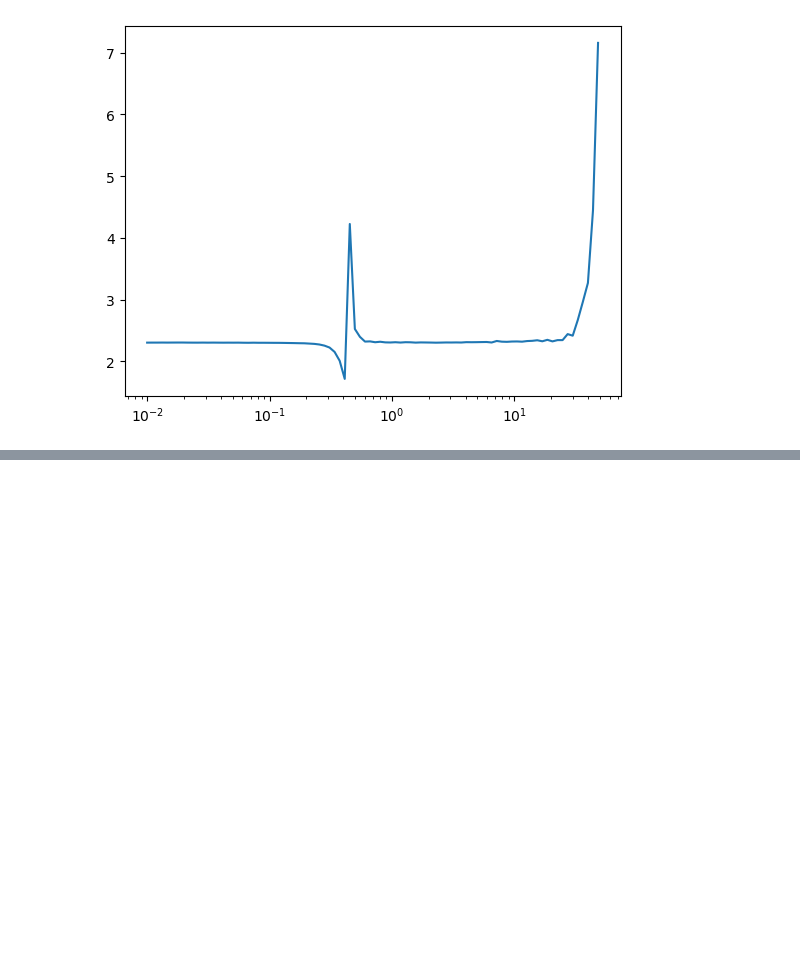
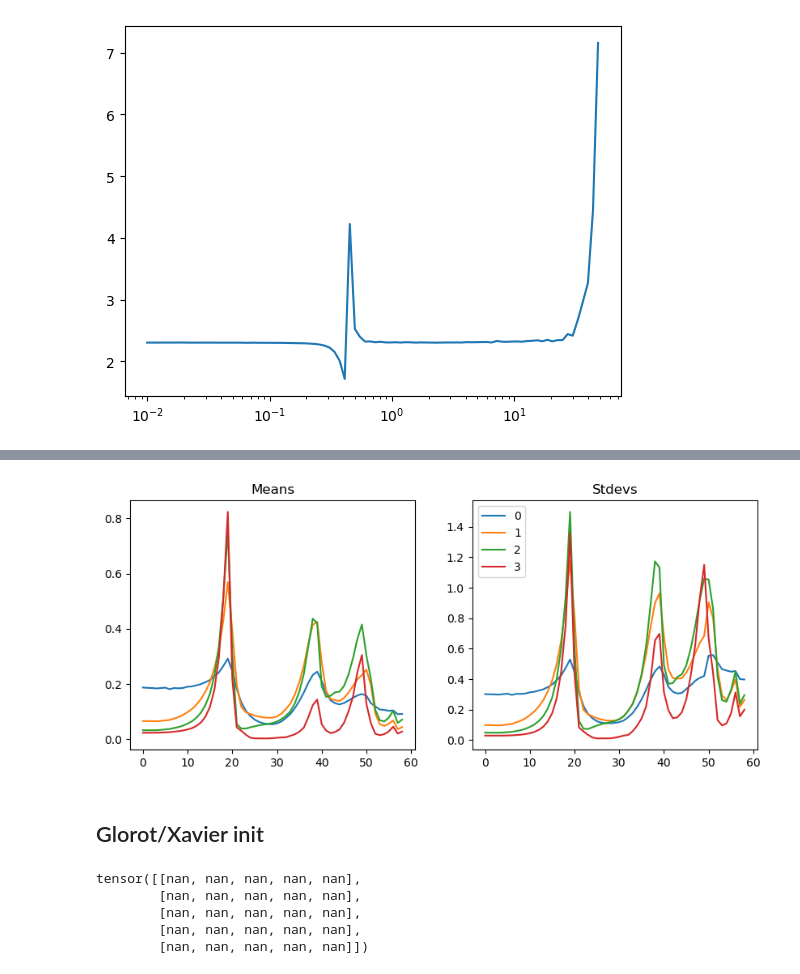
Before and after one commit to HaoES/fastwakthru, a Jupyter notebook: nbs/11_initializing.ipynb, the cells around one changed output, grey strips where cells are left out. Cells and saved outputs as stored; diff of their text form; code cells hidden in the pictures; blank space fills up the shorter version.

```diff
--- a/nbs/11_initializing.ipynb
+++ b/nbs/11_initializing.ipynb
@@ -59,0 +76,4 @@ MomentumLearner(get_model(), dls, F.cross_entropy, cbs=[DeviceCB()]).lr_find(gam
+# %%
+astats.plot_stats()
+# %% [output]
+[figure, added]
@@ -59,0 +108,12 @@ MomentumLearner(get_model(), dls, F.cross_entropy, cbs=[DeviceCB()]).lr_find(gam
+# %% [markdown]
+## Glorot/Xavier init
+# %%
+x = torch.randn(200,100)
+for i in range(50): x = x @ torch.randn(100,100)
+x[0:5,0:5]
+# %% [output]
+tensor([[nan, nan, nan, nan, nan],
+        [nan, nan, nan, nan, nan],
+        [nan, nan, nan, nan, nan],
+        [nan, nan, nan, nan, nan],
+        [nan, nan, nan, nan, nan]])
```
Also changed, not shown: parts of 54 cells of this notebook, 1 other file.
